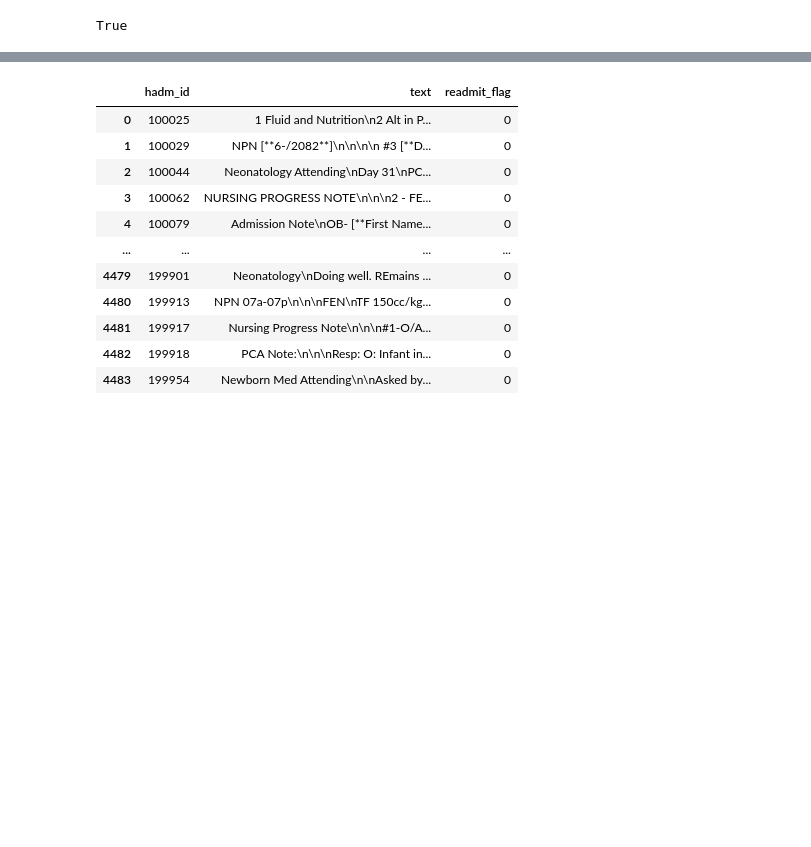
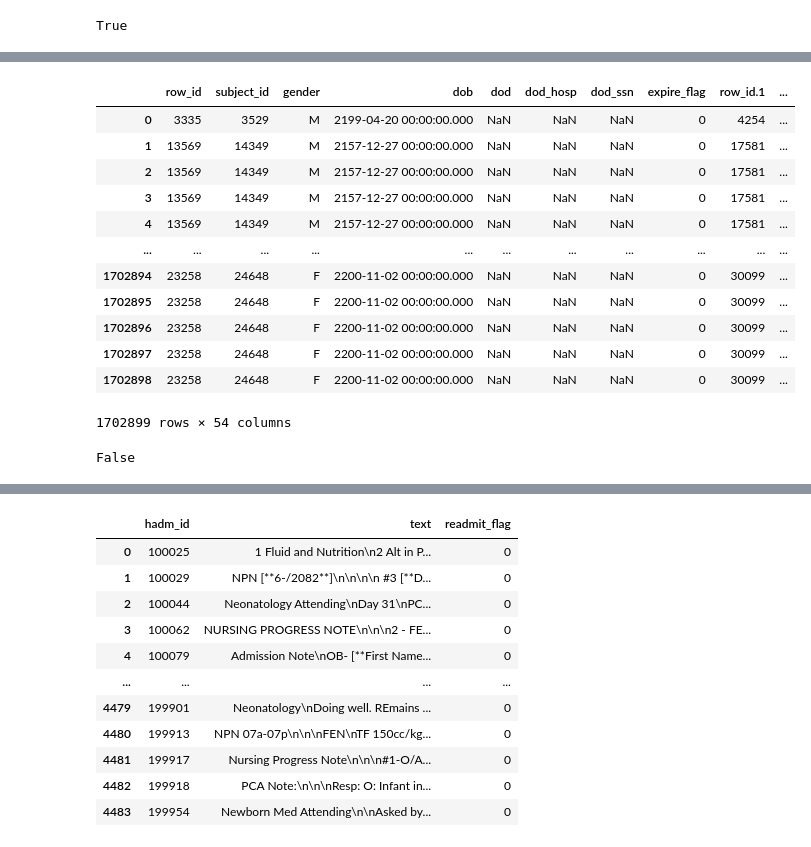
Before and after one commit to ggray15/jhach_cpdsam_symposium_workshop, a Jupyter notebook: notebooks/step_2_text_data/data_prep_text.ipynb, the cells around one changed output, grey strips where cells are left out. Drawn from its saved outputs; the diff is of its cells as text; code cells hidden in the pictures; blank space fills up the shorter version.

```diff
--- a/notebooks/step_2_text_data/data_prep_text.ipynb
+++ b/notebooks/step_2_text_data/data_prep_text.ipynb
@@ -64,3 +79,32 @@ notes_df = pd.read_csv('data/noteevents.csv')
+# %%
+for id, df_i in  enumerate(np.array_split(notes_df_ref, 10)):
+    df_i.to_csv('data/chartevents_{id}.csv'.format(id=id),index=False)
+# %%
+df_list = list()
+for id in range(10):
+    df_i = pd.read_csv('data/chartevents_{id}.csv.gz'.format(id=id),compression='gzip')
+    df_list.append(df_i)
+notes_df = pd.concat(df_list)
+notes_df.reset_index(inplace=True,drop=True)
+notes_df
+# %% [output]
+|  | row_id | subject_id | gender | dob | dod | dod_hosp | dod_ssn | expire_flag | row_id.1 | ... |
+| 0 | 3335 | 3529 | M | 2199-04-20 00:00:00.000 | NaN | NaN | NaN | 0 | 4254 | ... |
+| 1 | 13569 | 14349 | M | 2157-12-27 00:00:00.000 | NaN | NaN | NaN | 0 | 17581 | ... |
+| 2 | 13569 | 14349 | M | 2157-12-27 00:00:00.000 | NaN | NaN | NaN | 0 | 17581 | ... |
+| 3 | 13569 | 14349 | M | 2157-12-27 00:00:00.000 | NaN | NaN | NaN | 0 | 17581 | ... |
+| 4 | 13569 | 14349 | M | 2157-12-27 00:00:00.000 | NaN | NaN | NaN | 0 | 17581 | ... |
+| ... | ... | ... | ... | ... | ... | ... | ... | ... | ... | ... |
+| 1702894 | 23258 | 24648 | F | 2200-11-02 00:00:00.000 | NaN | NaN | NaN | 0 | 30099 | ... |
+| 1702895 | 23258 | 24648 | F | 2200-11-02 00:00:00.000 | NaN | NaN | NaN | 0 | 30099 | ... |
+| 1702896 | 23258 | 24648 | F | 2200-11-02 00:00:00.000 | NaN | NaN | NaN | 0 | 30099 | ... |
+| 1702897 | 23258 | 24648 | F | 2200-11-02 00:00:00.000 | NaN | NaN | NaN | 0 | 30099 | ... |
+| 1702898 | 23258 | 24648 | F | 2200-11-02 00:00:00.000 | NaN | NaN | NaN | 0 | 30099 | ... |
+1702899 rows × 54 columns
+# %%
+notes_df_ref.equals(notes_df)
+# %% [output]
+False
 # %%
 text_df = pd.merge(target_df,notes_df,how='left',on=['hadm_id']).drop(columns=['subject_id_y']).rename(columns={'subject_id_x':'subject_id'}).sort_values(['subject_id','hadm_id','chartdate'])
 text_df['note_time_before_dicharge'] = text_df['dischtime'].astype('datetime64[ns]') - text_df['charttime'].astype('datetime64[ns]')
```
Also changed, not shown: parts of 1 cell of this notebook, 1 other file.
